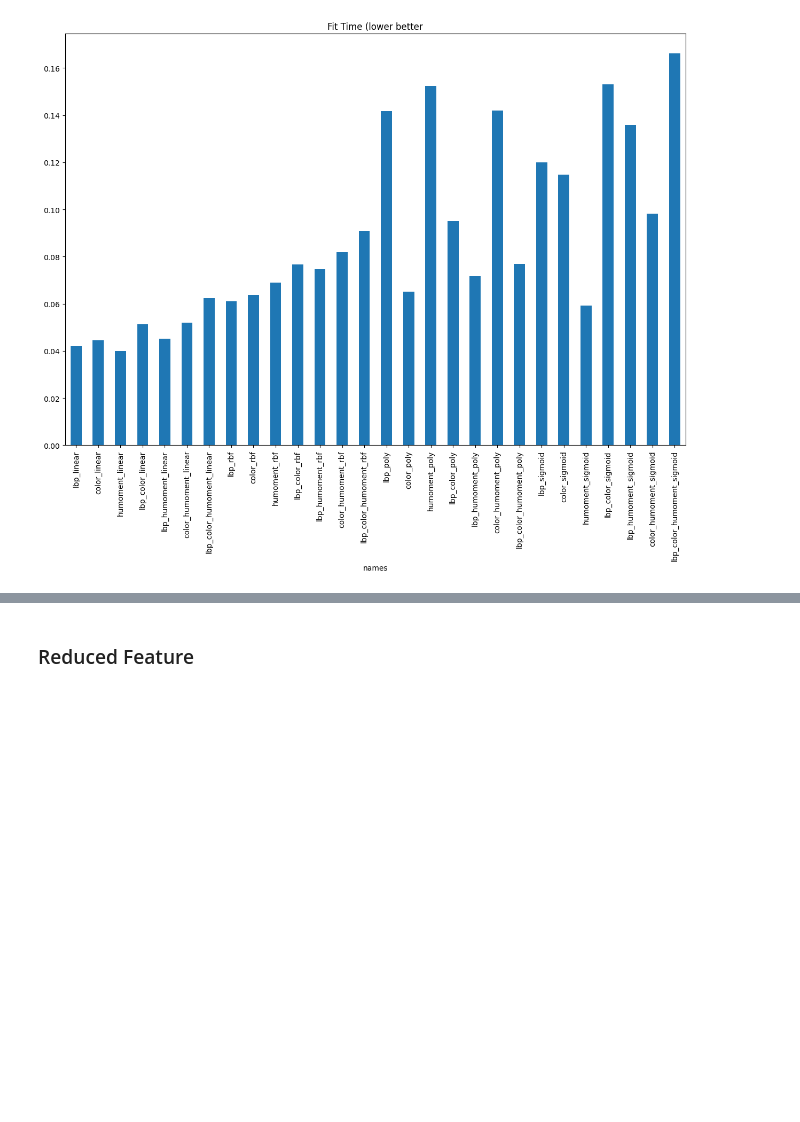
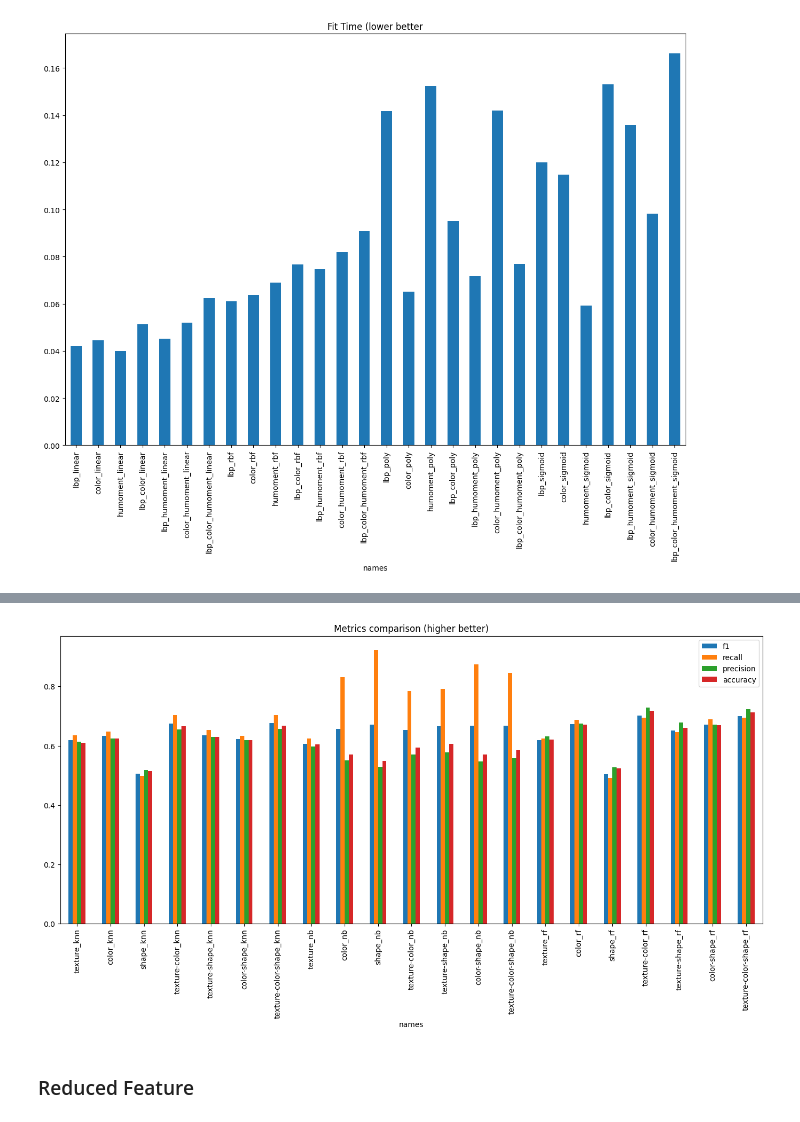
Before and after one commit to zeerafle/oil-palm-stem, a Jupyter notebook: disease_detection.ipynb, the cells around one changed output, grey strips where cells are left out. Cells and saved outputs as stored; diff of their text form; code cells hidden in the pictures; blank space fills up the shorter version.

```diff
--- a/disease_detection.ipynb
+++ b/disease_detection.ipynb
@@ -601,2 +645,6 @@ proc_img_compare_df.set_index('names').iloc[:, 0].plot.bar(figsize=(15, 10), tit
+# %%
+proc_img_compare_df = compare_combined_feature('processed_img_feature.csv', use_svm=False, classifiers_or_kernels=classifiers)
+# %% [output]
+[figure, added]
 # %% [markdown]
 ### Reduced Feature
```
Also changed, not shown: parts of 20 cells of this notebook, 17 other files.
